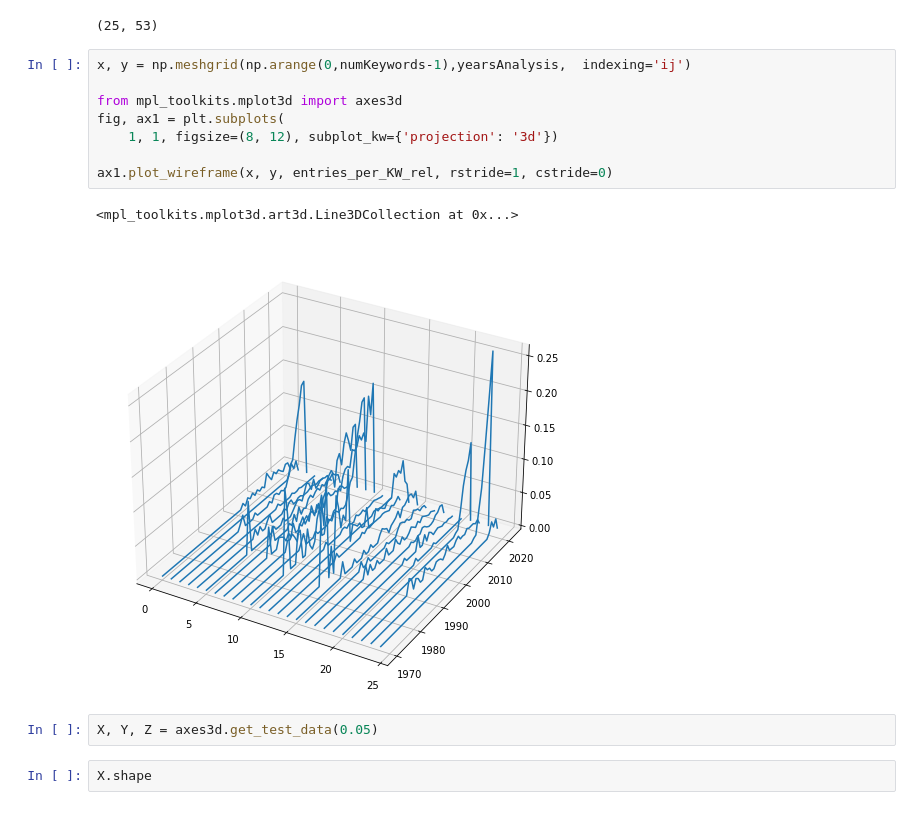
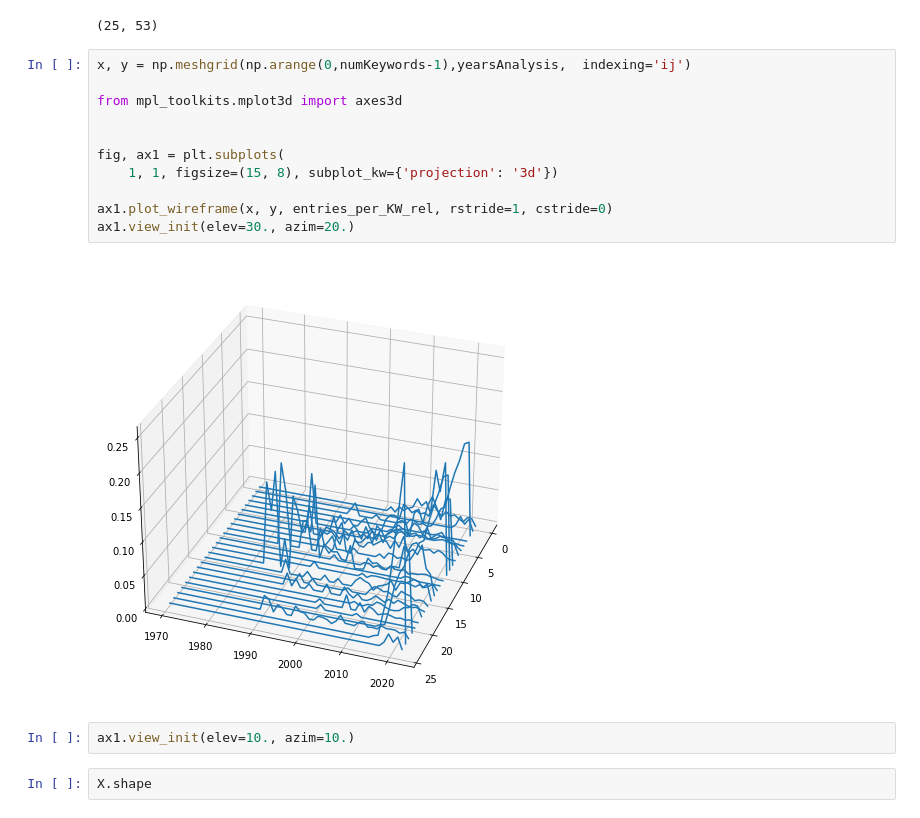
Before and after one commit to reyesaldasoro/PubMed-Data-Mining-And-Visualisation_Jupyter, a Jupyter notebook: PubMed_Fig4_Pathology_Techniques.ipynb, the cells around one changed output. Cells and saved outputs as stored; diff of their text form.

```diff
--- a/PubMed_Fig4_Pathology_Techniques.ipynb
+++ b/PubMed_Fig4_Pathology_Techniques.ipynb
@@ -145,16 +145,18 @@ entries_per_KW_rel.shape
 # %%
 x, y = np.meshgrid(np.arange(0,numKeywords-1),yearsAnalysis,  indexing='ij')
 
 from mpl_toolkits.mplot3d import axes3d
+
+
 fig, ax1 = plt.subplots(
-    1, 1, figsize=(8, 12), subplot_kw={'projection': '3d'})
+    1, 1, figsize=(15, 8), subplot_kw={'projection': '3d'})
 
 ax1.plot_wireframe(x, y, entries_per_KW_rel, rstride=1, cstride=0)
+ax1.view_init(elev=30., azim=20.)
 # %% [output]
-<mpl_toolkits.mplot3d.art3d.Line3DCollection at 0x...>
-[figure, old version]
+[figure, new version]
-# %%
-X, Y, Z = axes3d.get_test_data(0.05)
+# %%
+ax1.view_init(elev=10., azim=10.)
 # %%
 X.shape
 # %% [output]
```
